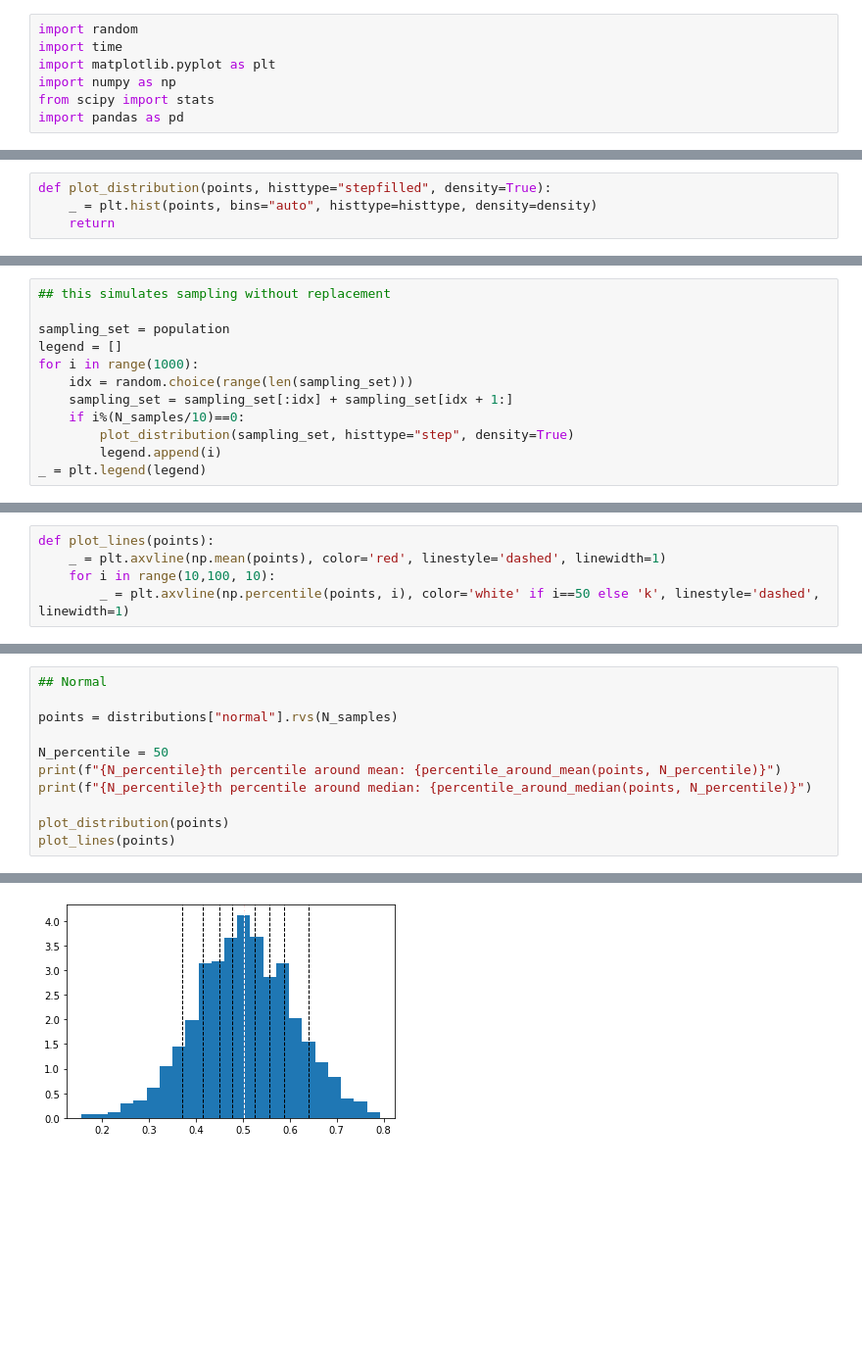
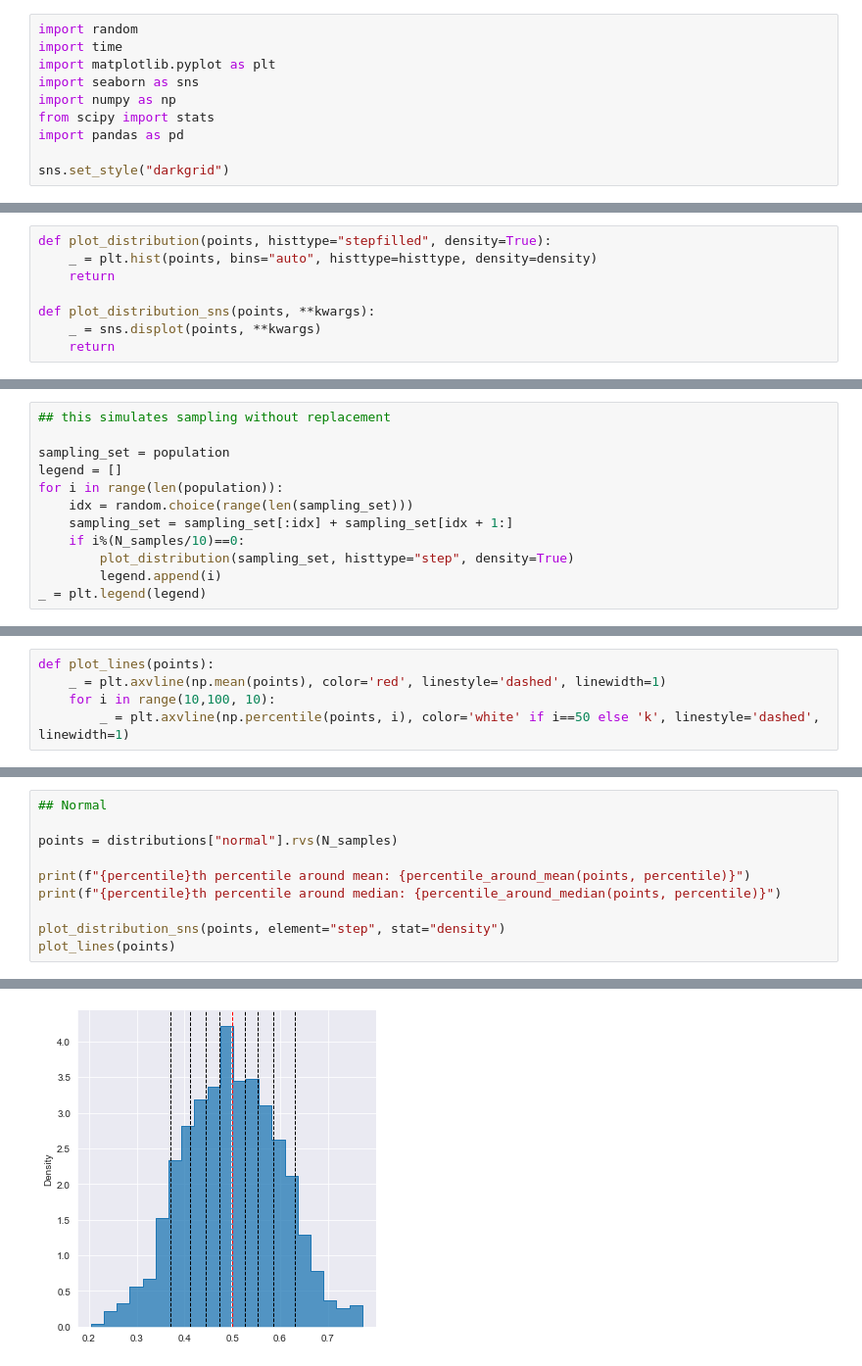
Before and after one commit to skit-ai/onboarding, a Jupyter notebook: ml/statistical-methods/statistical-methods-1.ipynb, the cells around one changed output, grey strips where cells are left out. Shown at 98% size. Saved outputs shown, nothing was run; the diff lists cells and outputs as text; blank space fills up the shorter version.

```diff
--- a/ml/statistical-methods/statistical-methods-1.ipynb
+++ b/ml/statistical-methods/statistical-methods-1.ipynb
@@ -11,9 +18,12 @@
 import random
 import time
 import matplotlib.pyplot as plt
+import seaborn as sns
 import numpy as np
 from scipy import stats
 import pandas as pd
+
+sns.set_style("darkgrid")
 # %% [markdown]
 # Sampling
 
@@ -25,6 +35,10 @@ The subtlety here, is that the set or *population* can have multiple instances o
 def plot_distribution(points, histtype="stepfilled", density=True):
     _ = plt.hist(points, bins="auto", histtype=histtype, density=density)
     return
+
+def plot_distribution_sns(points, **kwargs):
+    _ = sns.displot(points, **kwargs)
+    return
 # %%
 def fit_to_distr(data, distr, fmt="r-"):
     params  = distr.fit(data)
@@ -83,7 +97,7 @@ population = list(stats.norm(.5, .1).rvs(1000))
 
 sampling_set = population
 legend = []
-for i in range(1000):
+for i in range(len(population)):
     idx = random.choice(range(len(sampling_set)))
     sampling_set = sampling_set[:idx] + sampling_set[idx + 1:]
     if i%(N_samples/10)==0:
@@ -185,10 +212,9 @@ def plot_lines(points):
 
 points = distributions["normal"].rvs(N_samples)
 
-N_percentile = 50
-print(f"{N_percentile}th percentile around mean: {percentile_around_mean(points, N_percentile)}")
-print(f"{N_percentile}th percentile around median: {percentile_around_median(points, N_percentile)}")
+print(f"{percentile}th percentile around mean: {percentile_around_mean(points, percentile)}")
+print(f"{percentile}th percentile around median: {percentile_around_median(points, percentile)}")
 
-plot_distribution(points)
+plot_distribution_sns(points, element="step", stat="density")
 plot_lines(points)
 # %% [output]
@@ -197,4 +223,4 @@ plot_lines(points)
-[figure, old version]
+[figure, new version]
 # %%
 ## Fancy
 points = Fancy(distributions).rvs(N_samples)
```
Also changed, not shown: parts of 66 cells of this notebook.
